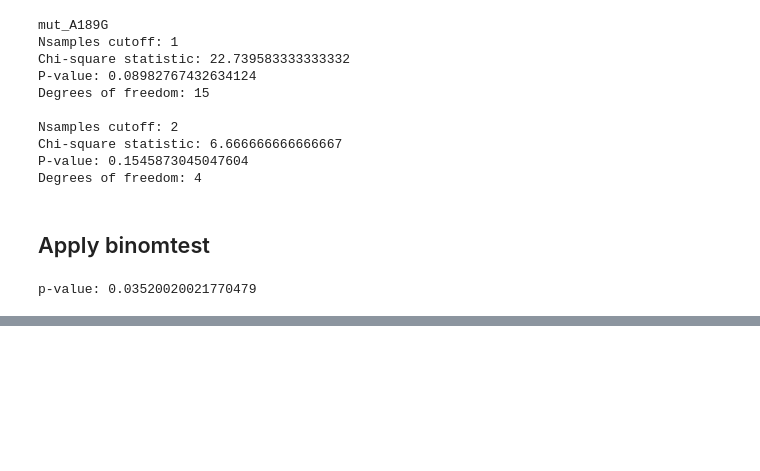
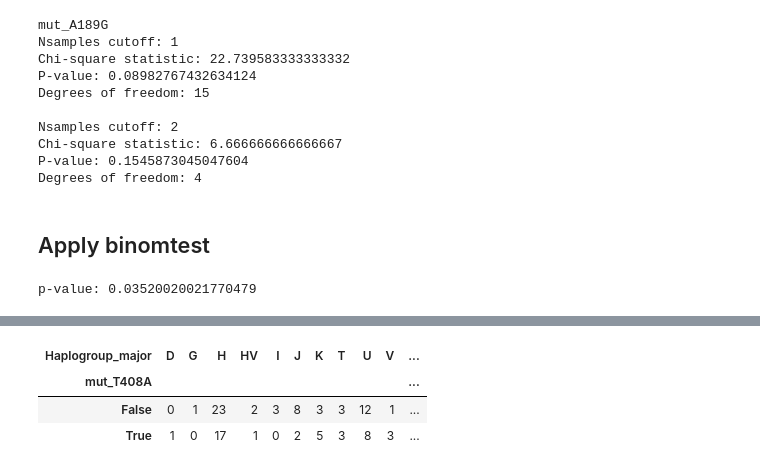
Before and after one commit to mitoclub/MCPA_osteoarthritic, a Jupyter notebook: scripts/haplogroup_analyse.ipynb, the cells around one changed output, grey strips where cells are left out. Cells and saved outputs as stored; diff of their text form; code cells hidden in the pictures; blank space fills up the shorter version.

```diff
--- a/scripts/haplogroup_analyse.ipynb
+++ b/scripts/haplogroup_analyse.ipynb
@@ -360,0 +407,8 @@ binomtest(0, 15, 0.2).pvalue
+# %%
+df_mut_in_hap = df_hap.groupby('mut_T408A').Haplogroup_major.value_counts().unstack().fillna(0).astype(int)
+df_mut_in_hap
+# %% [output]
+| Haplogroup_major | D | G | H | HV | I | J | K | T | U | V | ... |
+| mut_T408A |  |  |  |  |  |  |  |  |  |  | ... |
+| False | 0 | 1 | 23 | 2 | 3 | 8 | 3 | 3 | 12 | 1 | ... |
+| True | 1 | 0 | 17 | 1 | 0 | 2 | 5 | 3 | 8 | 3 | ... |
```
Also changed, not shown: parts of 20 cells of this notebook, 1 other file.
